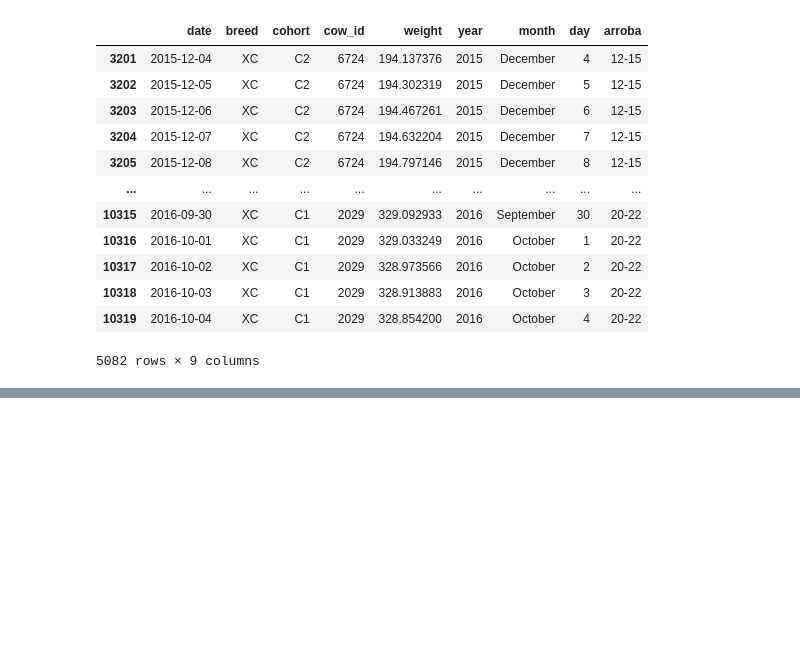
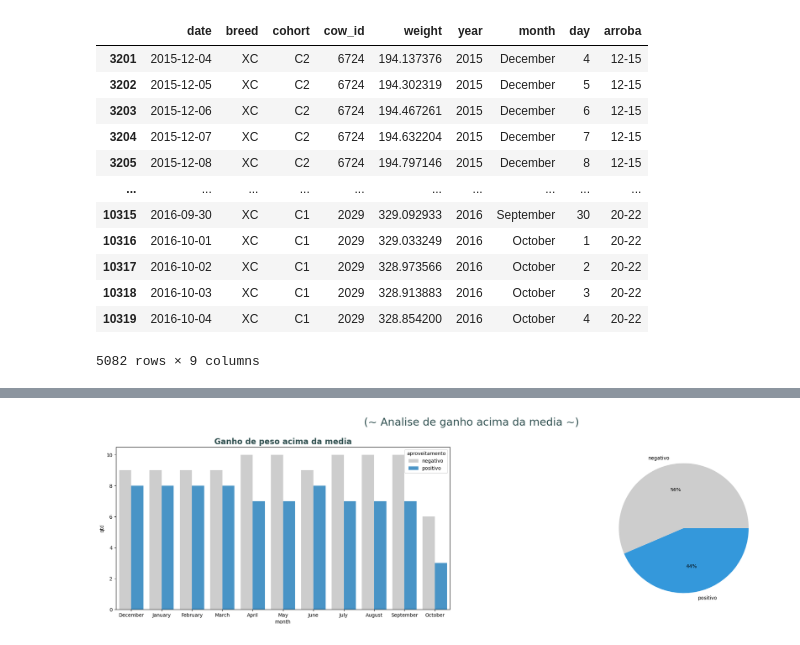
Before and after one commit to juliopk543/zootecnia-pecuaria-precisao, a Jupyter notebook: AnaliseRebanho(USD).gov/Analise/Crioulo-MesticoDeCorte-checkpoint.ipynb, the cells around one changed output, grey strips where cells are left out. Saved outputs shown, nothing was run; the diff lists cells and outputs as text; code cells hidden in the pictures; blank space fills up the shorter version.

```diff
--- a/AnaliseRebanho(USD).gov/Analise/Crioulo-MesticoDeCorte-checkpoint.ipynb
+++ b/AnaliseRebanho(USD).gov/Analise/Crioulo-MesticoDeCorte-checkpoint.ipynb
@@ -172,0 +196,39 @@ axes[1].axhline(y=PesoFinalEsperado, color='#FF0000', linestyle='--', linewidth=
+# %%
+aproveitamento = pd.DataFrame(cattleXC_pesoMensal.groupby(['month', 'aproveitamento']).aproveitamento.count()).rename(columns={'aproveitamento': 'qtd'}).reset_index()
+# %%
+def tm_sorter(column):
+    """Sort function"""
+    month = ['December', 'January', 'February', 'March', 'April', 'May', 'June', 'July', 'August', 'September', 'October']
+    correspondence = {month: order for order, month in enumerate(month)}
+    return column.map(correspondence)
+
+aproveitamento = aproveitamento.sort_values(by='month', key=tm_sorter)
+# %%
+color = '#3498db'
+palettecolor = ['#CDCDCD','#3498db']
+
+# figure
+fig, axes = plt.subplots(1,2, figsize=(27, 6))
+
+# title
+fig.suptitle('(~ Analise de ganho acima da media ~)', fontsize=22, y=1.02, color=textcolor)
+
+# plot (barplot)[arroba]
+sns.barplot(ax=axes[0], data=aproveitamento, x='month', y='qtd', hue='aproveitamento', palette=palettecolor)
+axes[0].set_title('Ganho de peso acima da media', fontsize=16, color=textcolor, weight="bold");
+
+
+# plot pie
+pie = aproveitamento.groupby(['aproveitamento']).qtd.sum().reset_index()
+
+data = list(pie.qtd)
+labels = list(pie.aproveitamento)
+
+
+#define Seaborn color palette to use
+colors = sns.color_palette()
+
+#create pie chart
+axes[1].pie(data, labels = labels, colors = palettecolor, autopct='%.0f%%');
+# %% [output]
+[figure, added]
```
Also changed, not shown: parts of 3 cells of this notebook.
